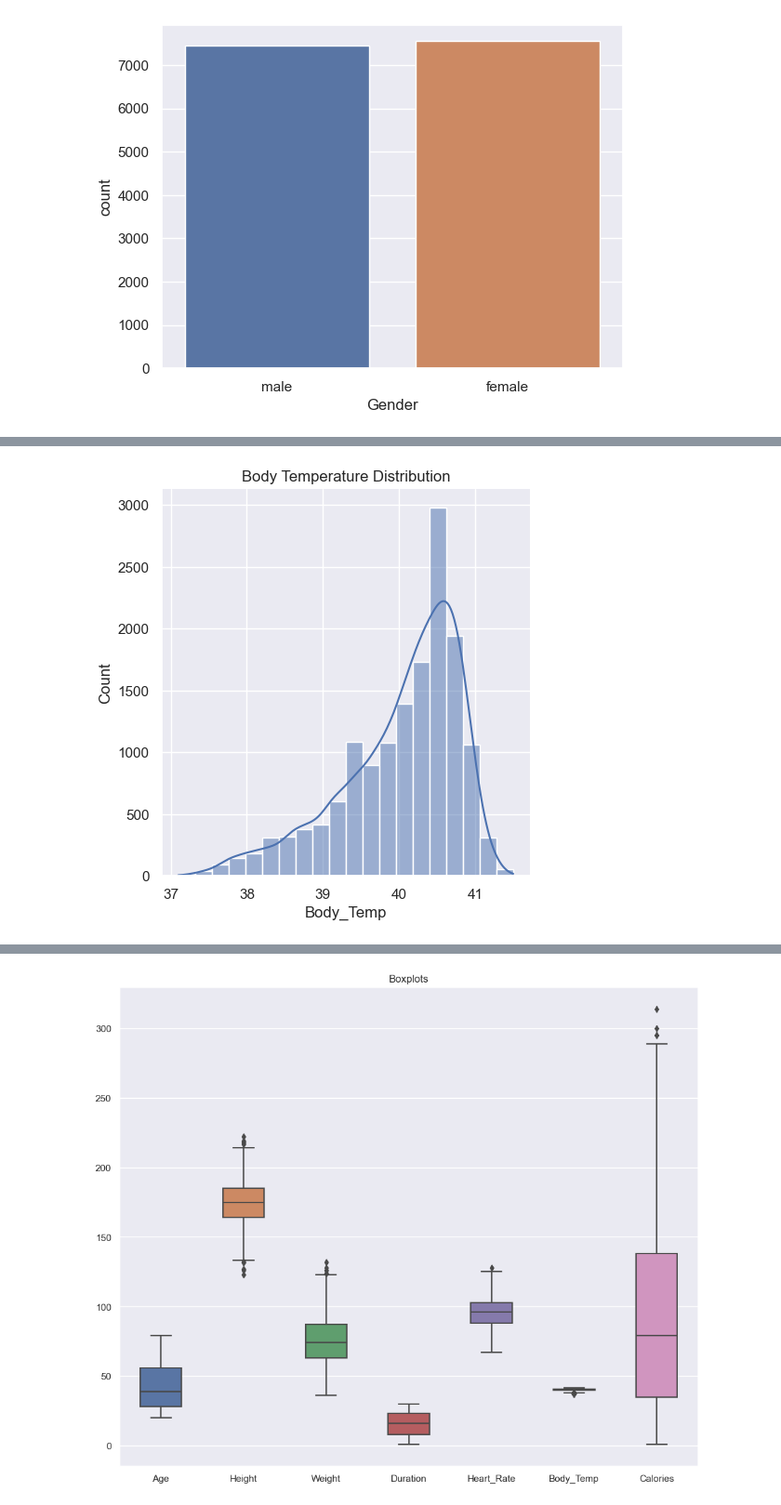
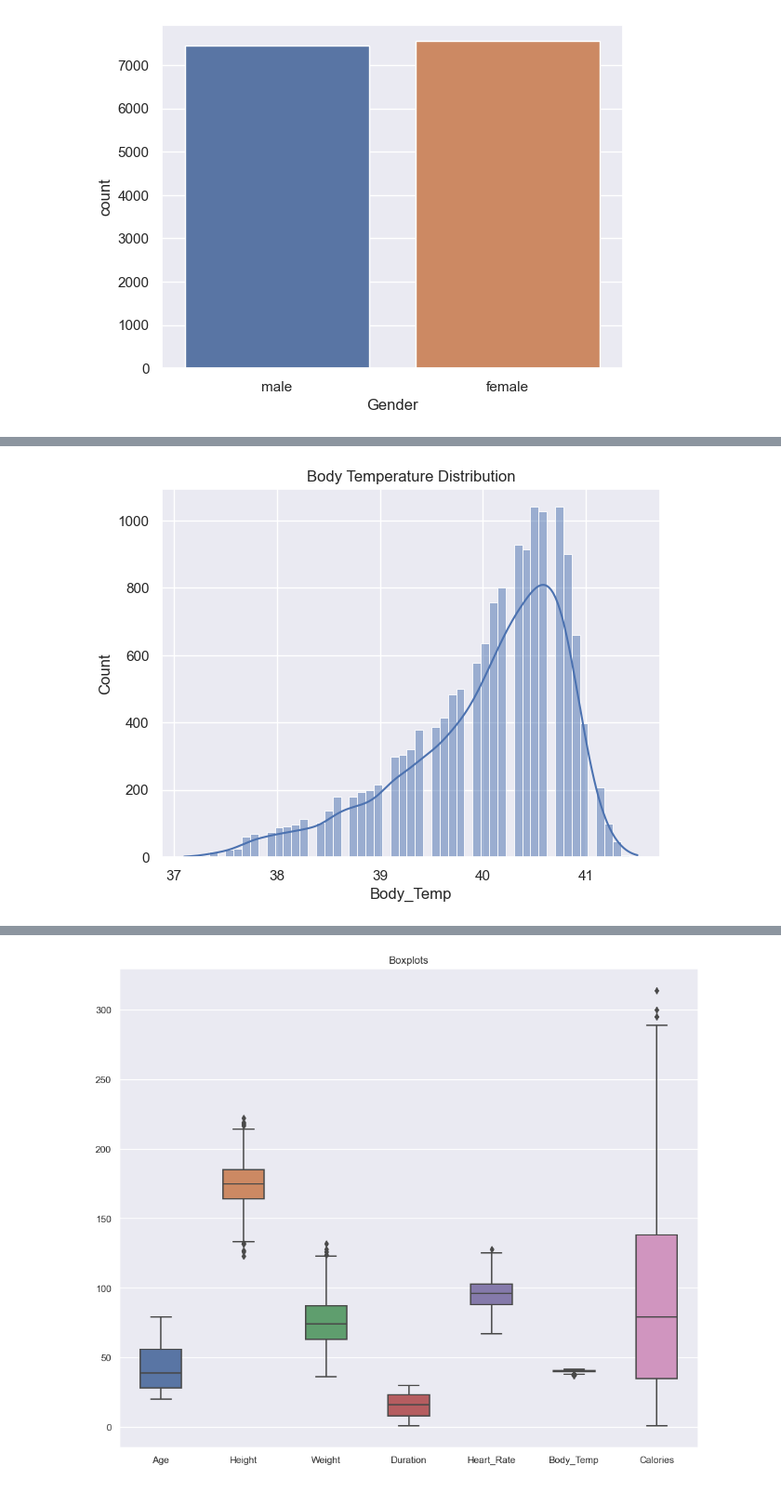
Before and after one commit to Samhan-6/CaloriesBurnPrediction, a Jupyter notebook: Calories Burn Prediction.ipynb, the cells around one changed output, grey strips where cells are left out. Shown at 93% size. Cells and saved outputs as stored; diff of their text form; code cells hidden in the pictures.

```diff
--- a/Calories Burn Prediction.ipynb
+++ b/Calories Burn Prediction.ipynb
@@ -192,8 +167,9 @@ plt.show()
 # %%
-sns.displot(calories_data['Body_Temp'], kde=True,bins=20)
+sns.histplot(calories_data['Body_Temp'], kde=True)
+plt.tight_layout()
 plt.title("Body Temperature Distribution")
 plt.show()
 # %% [output]
-[figure, old version]
+[figure, new version]
 # %%
 # finding the distribution of "Calories" column
```
Also changed, not shown: parts of 24 cells of this notebook, 1 other file.
